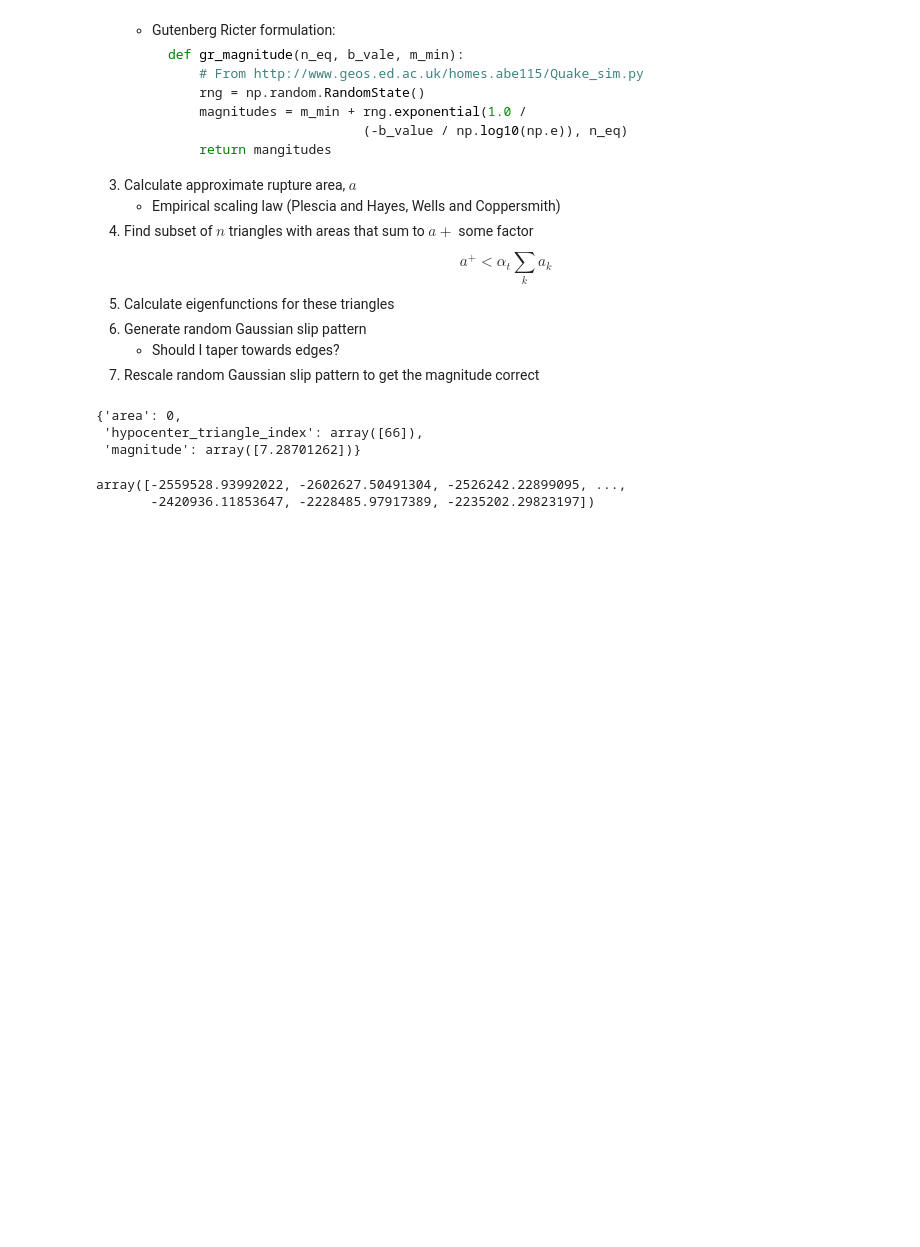
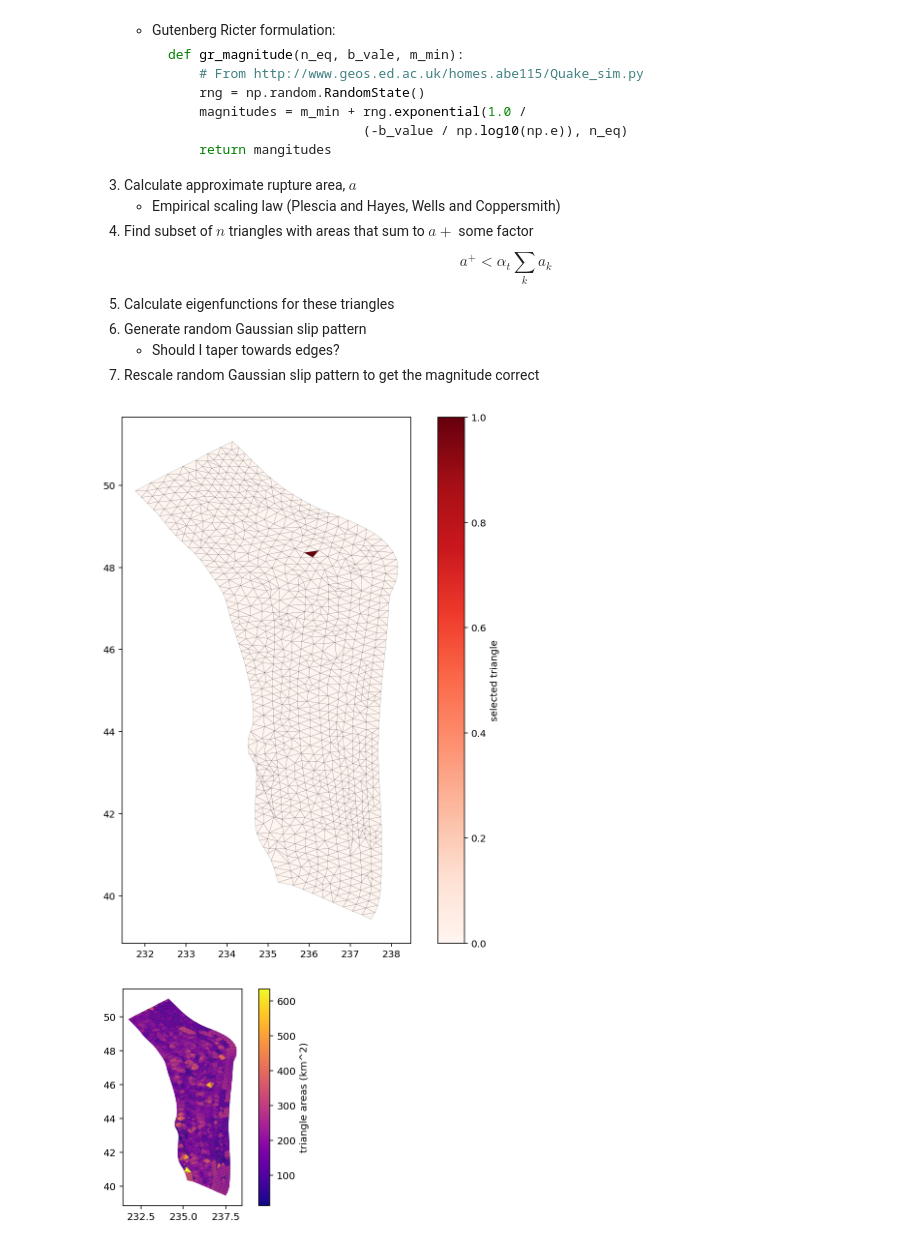
Before and after one commit to brendanjmeade/celeri, a Jupyter notebook: utilities/celeri_synthetic_slip_distributions_02.ipynb, the cells around one changed output. Drawn from its saved outputs; the diff is of its cells as text; code cells hidden in the pictures; blank space fills up the shorter version.

```diff
--- a/utilities/celeri_synthetic_slip_distributions_02.ipynb
+++ b/utilities/celeri_synthetic_slip_distributions_02.ipynb
@@ -250,6 +251,29 @@ def get_synthetic_displacements_test(mesh, sources, tde_matrix, observation_nois
     synthetic_displacements += observation_noise * np.random.randn(n_vels)
 
     return slip_distribution, synthetic_displacements
+
+
+def plot_meshes(meshes, fill_value, ax, cmap_string):
+    x_coords = meshes[0].meshio_object.points[:, 0]
+    y_coords = meshes[0].meshio_object.points[:, 1]
+    vertex_array = np.asarray(meshes[0].verts)
+
+    if not ax:
+        ax = plt.gca()
+    xy = np.c_[x_coords, y_coords]
+    verts = xy[vertex_array]
+    pc = matplotlib.collections.PolyCollection(
+        verts,
+        edgecolor="k",
+        cmap=cmap_string,
+        linewidth=0.1,
+        alpha=1.0,
+    )
+    pc.set_array(fill_value)
+    ax.add_collection(pc)
+    ax.autoscale()
+    plt.gca().set_aspect("equal")
+    return pc
 # %%
 COMMAND_FILE_NAME = "../data/command/western_north_america_command.json"
 command = celeri.get_command(COMMAND_FILE_NAME)
@@ -309,13 +336,11 @@ $$a^{+}< \alpha_t \sum_k a_k$$
 # %%
+# Select random event magnitude from GR distribution
 def get_gutenberg_richter_magnitudes(n_earthquakes, b_value, minimum_magnitude):
     rng = np.random.RandomState()
     magnitudes = minimum_magnitude + rng.exponential(
         1.0 / (-b_value / np.log10(np.e)), n_earthquakes
     )
     return magnitudes
-
-
-event = addict.Dict()
 
 # Select magnitude
 n_earthquakes = 1
@@ -324,29 +349,21 @@ minimum_magnitude = 7.0
 event.magnitude = get_gutenberg_richter_magnitudes(
     n_earthquakes, b_value, minimum_magnitude
 )
-
-# Select random triangle
-triangle_probabilities = np.ones(meshes[0].n_tde) / meshes[0].n_tde
-event.hypocenter_triangle_index = np.random.choice(
-    meshes[0].n_tde, 1, p=triangle_probabilities
-)
-
-# Convert magnitude to area and slip
-event.area = 0
-
-# Find distance between current index TDE all others
-x_centroid = meshes[0].x_centroid[event.hypocenter_triangle_index] - meshes[0].x_centroid
-
-
-import pprint
-pp = pprint.PrettyPrinter(indent=1)
-pp.pprint(event)
-# %% [output]
-{'area': 0,
- 'hypocenter_triangle_index': array([66]),
- 'magnitude': array([7.28701262])}
-# %%
-meshes[0].x_centroid
-# %% [output]
-array([-2559528.93992022, -2602627.50491304, -2526242.22899095, ...,
-       -2420936.11853647, -2228485.97917389, -2235202.29823197])
+# %%
+# Select random triangle
+# Should be based on coupling or slip deficit rate/history
+triangle_probabilities = np.ones(meshes[0].n_tde) / meshes[0].n_tde
+event.hypocenter_triangle_index = np.random.choice(
+    meshes[0].n_tde, 1, p=triangle_probabilities
+)
+fill_value = np.zeros(meshes[0].n_tde)
+fill_value[event.hypocenter_triangle_index] = 1
+
+# Plot triangle location
+plt.figure(figsize=(10, 10))
+pc = plot_meshes(meshes, fill_value, plt.gca(), "Reds")
+plt.colorbar(pc, label="selected triangle")
+plt.show()
+# %% [output]
+[figure, added]
+[figure, added]
```
Also changed, not shown: parts of 10 cells of this notebook.
